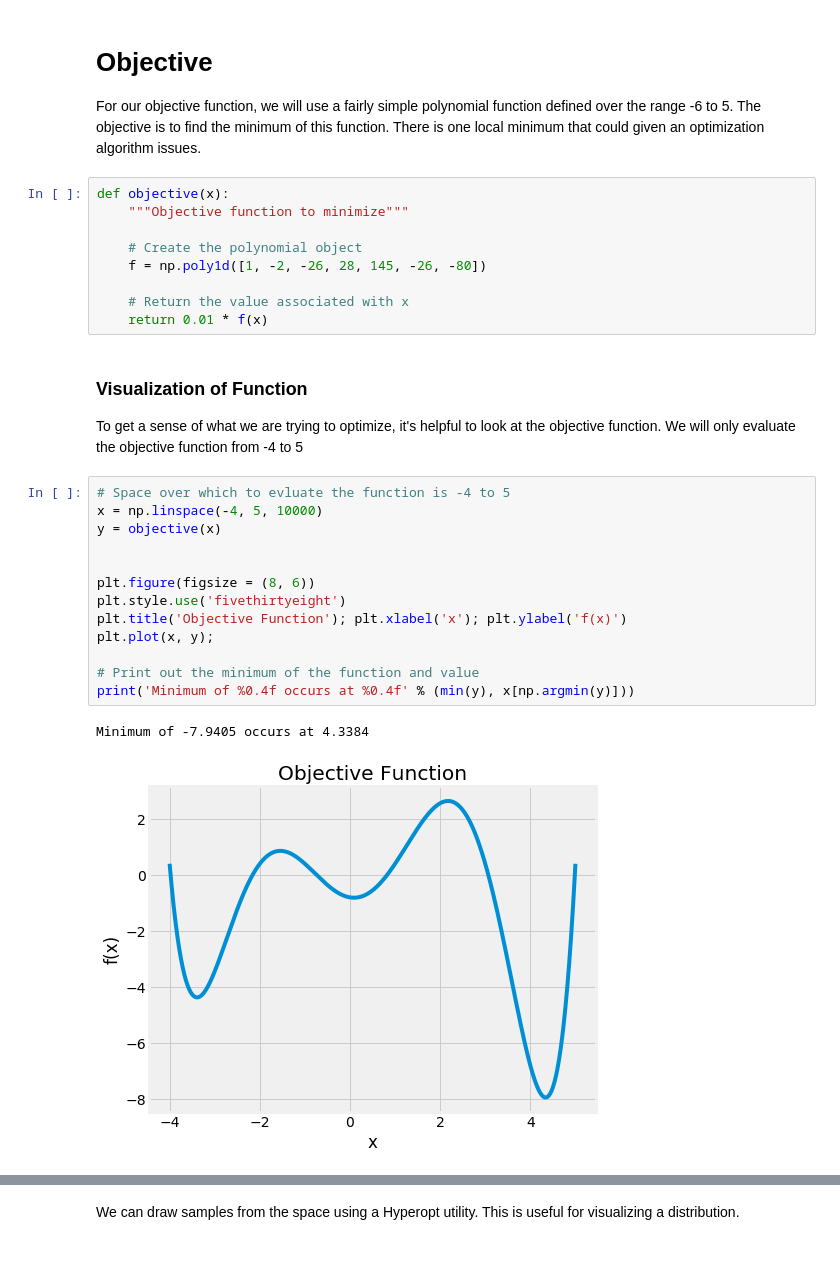
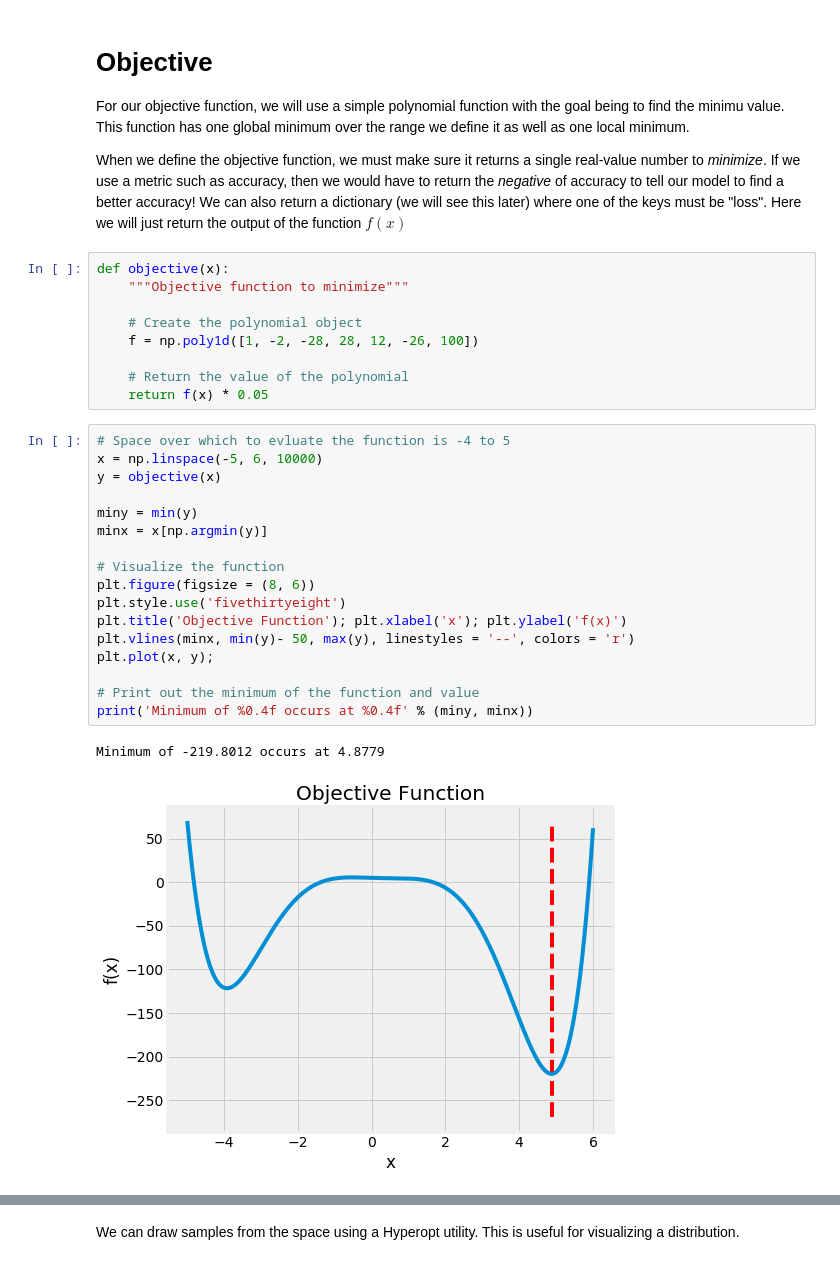
Before and after one commit to WillKoehrsen/hyperparameter-optimization, a Jupyter notebook: Introduction to Bayesian Optimization with Hyperopt.ipynb, the cells around one changed output, grey strips where cells are left out. Drawn from its saved outputs; the diff is of its cells as text.

```diff
--- a/Introduction to Bayesian Optimization with Hyperopt.ipynb
+++ b/Introduction to Bayesian Optimization with Hyperopt.ipynb
@@ -20,39 +57,41 @@ import numpy as np
 import matplotlib.pyplot as plt
 import seaborn as sns
-# %% [markdown]
-# Objective
-
-
-For our objective function, we will use a fairly simple polynomial function defined over the range -6 to 5. The objective is to find the minimum of this function. There is one local minimum that could given an optimization algorithm issues.
+# %% [markdown]
+# Objective
+
+
+For our objective function, we will use a simple polynomial function with the goal being to find the minimu value. This function has one global minimum over the range we define it as well as one local minimum.
+
+When we define the objective function, we must make sure it returns a single real-value number to _minimize_. If we use a metric such as accuracy, then we would have to return the _negative_ of accuracy to tell our model to find a better accuracy! We can also return a dictionary (we will see this later) where one of the keys must be "loss". Here we will just return the output of the function $f(x)$
 # %%
 def objective(x):
     """Objective function to minimize"""
 
     # Create the polynomial object
-    f = np.poly1d([1, -2, -26, 28, 145, -26, -80])
+    f = np.poly1d([1, -2, -28, 28, 12, -26, 100])
 
-    # Return the value associated with x
-    return 0.01 * f(x)
+    # Return the value of the polynomial
+    return f(x) * 0.05
-# %% [markdown]
-### Visualization of Function
-
-To get a sense of what we are trying to optimize, it's helpful to look at the objective function. We will only evaluate the objective function from -4 to 5
 # %%
 # Space over which to evluate the function is -4 to 5
-x = np.linspace(-4, 5, 10000)
+x = np.linspace(-5, 6, 10000)
 y = objective(x)
 
+miny = min(y)
+minx = x[np.argmin(y)]
 
+# Visualize the function
 plt.figure(figsize = (8, 6))
 plt.style.use('fivethirtyeight')
 plt.title('Objective Function'); plt.xlabel('x'); plt.ylabel('f(x)')
+plt.vlines(minx, min(y)- 50, max(y), linestyles = '--', colors = 'r')
 plt.plot(x, y);
 
 # Print out the minimum of the function and value
-print('Minimum of %0.4f occurs at %0.4f' % (min(y), x[np.argmin(y)]))
+print('Minimum of %0.4f occurs at %0.4f' % (miny, minx))
 # %% [output]
-Minimum of -7.9405 occurs at 4.3384
+Minimum of -219.8012 occurs at 4.8779
-[figure, old version]
+[figure, new version]
 # %% [markdown]
 # Domain
 
```
Also changed, not shown: parts of 60 cells of this notebook, 4 other files.
